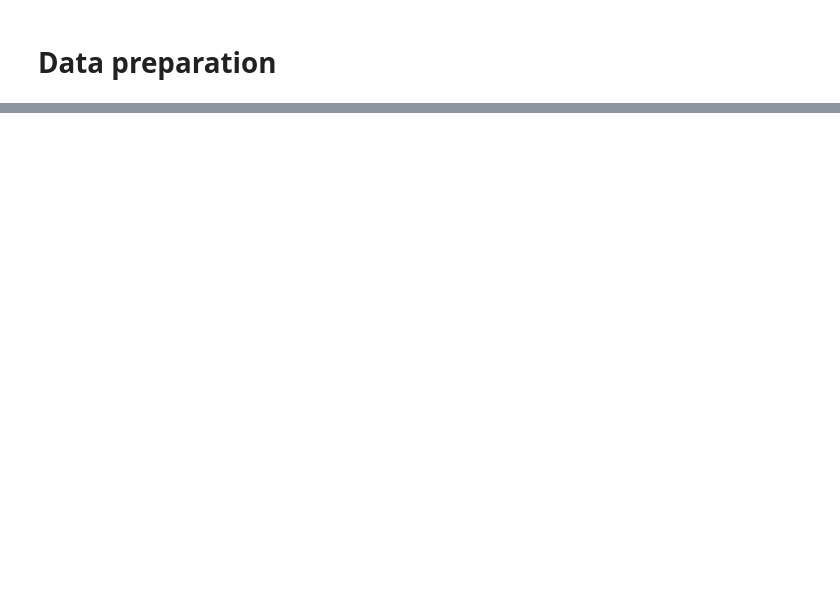
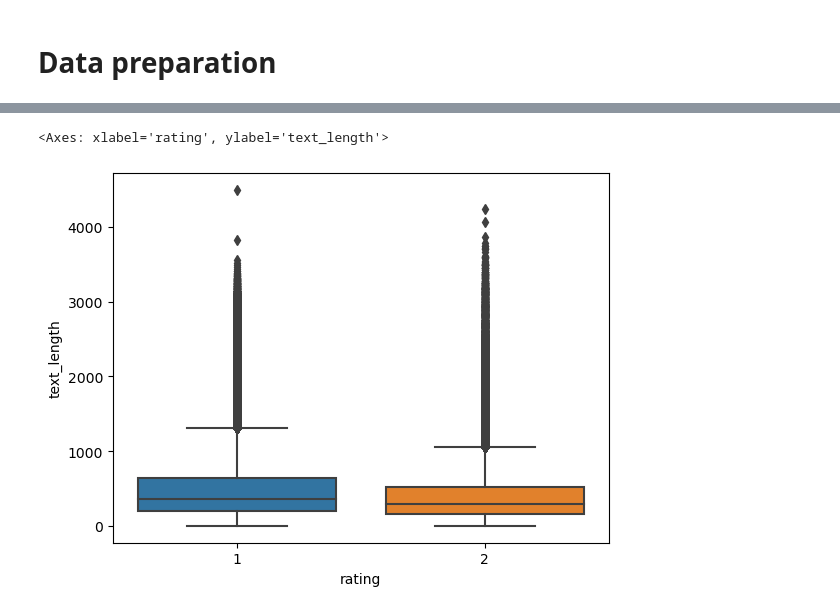
Before and after one commit to ddurgoji/yelp-reviews-capstone-project-ucb-ml-ai, a Jupyter notebook: yelp-reviews-capstone-ucb-mlai.ipynb, the cells around one changed output, grey strips where cells are left out. Saved outputs shown, nothing was run; the diff lists cells and outputs as text; code cells hidden in the pictures; blank space fills up the shorter version.

```diff
--- a/yelp-reviews-capstone-ucb-mlai.ipynb
+++ b/yelp-reviews-capstone-ucb-mlai.ipynb
@@ -200,0 +475,6 @@ del string
+# %%
+train_df_fixed['text_length'] = train_df_fixed['review'].apply(len)
+sns.boxplot(x='rating', y='text_length', data=train_df_fixed)
+# %% [output]
+<Axes: xlabel='rating', ylabel='text_length'>
+[figure, added]
```
Also changed, not shown: parts of 12 cells of this notebook.
